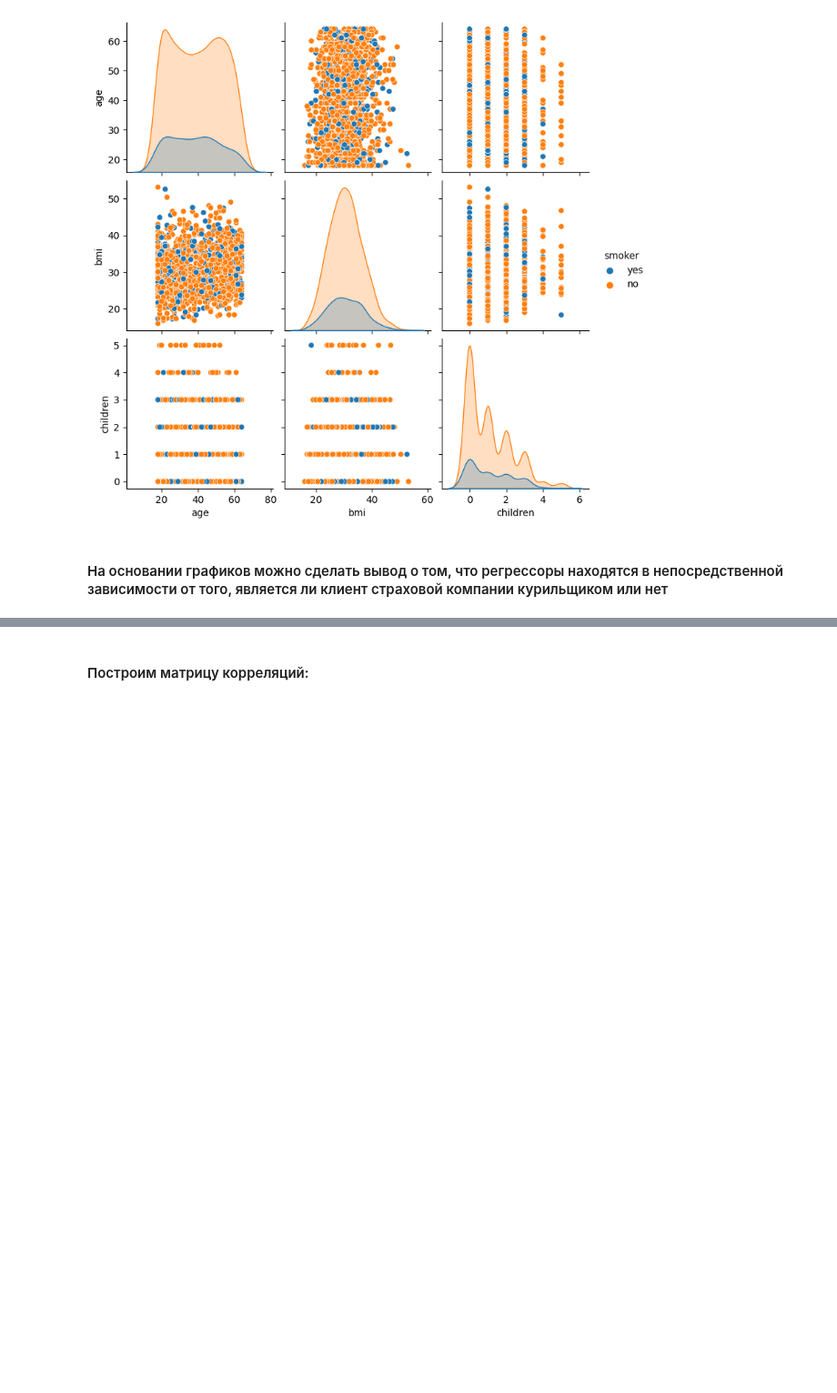
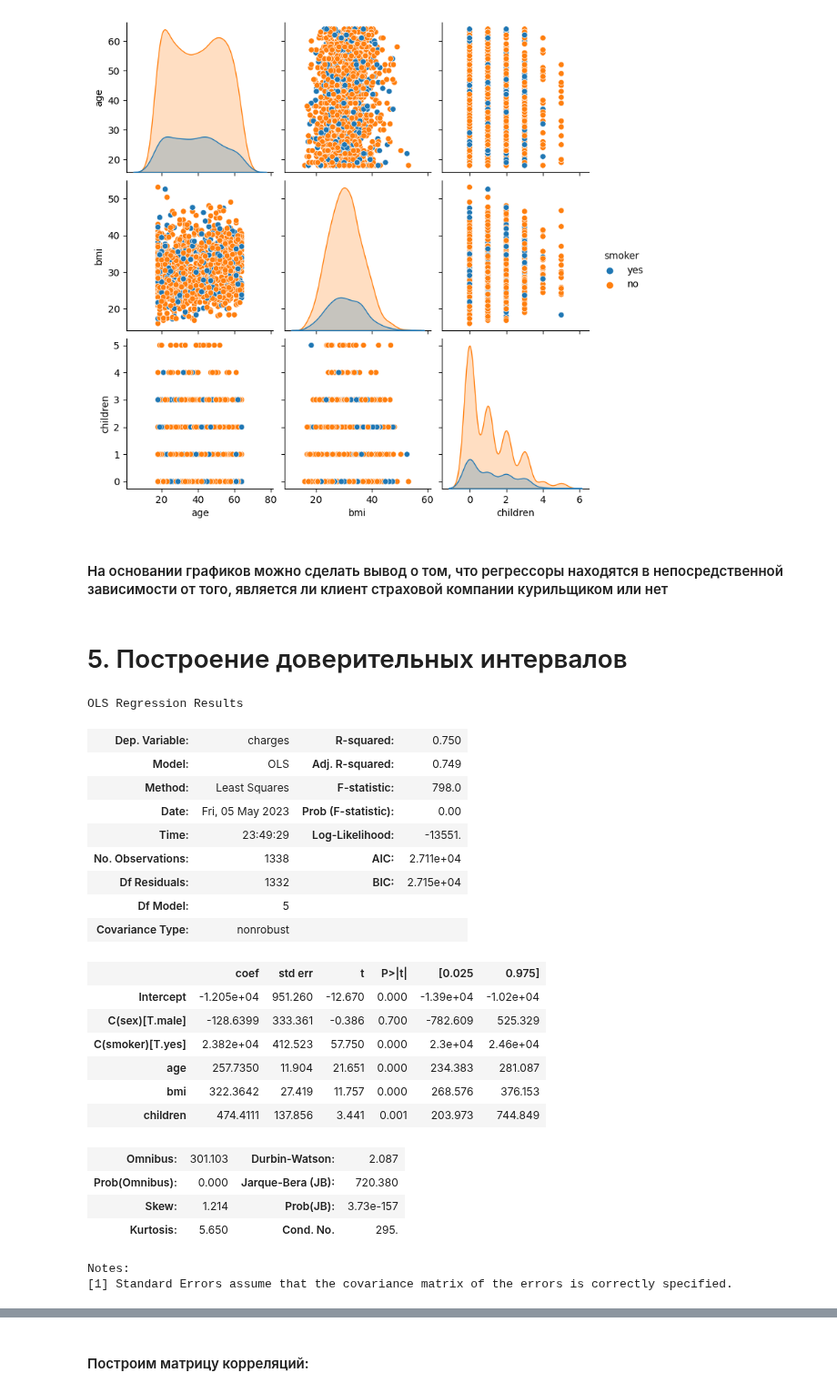
Before and after one commit to stepankhromov/econometricahomework, a Jupyter notebook: Семинары/ins.ipynb, the cells around one changed output, grey strips where cells are left out. Shown at 91% size. Cells and saved outputs as stored; diff of their text form; code cells hidden in the pictures; blank space fills up the shorter version.

```diff
--- a/Семинары/ins.ipynb
+++ b/Семинары/ins.ipynb
@@ -361,3 +342,32 @@ sns.pairplot(df[['age','sex','bmi','children', 'smoker']], hue='smoker')
 [figure]
 # %% [markdown]
 #### На основании графиков можно сделать вывод о том, что регрессоры находятся в непосредственной зависимости от того, является ли клиент страховой компании курильщиком или нет
+# %% [markdown]
+# 5. Построение доверительных интервалов
+# %%
+model = smf.ols('charges ~ age + C(sex) + bmi + children + C(smoker)',data = df).fit()
+model.summary()
+# %% [output]
+OLS Regression Results
+| Dep. Variable: | charges | R-squared: | 0.750 |
+| Model: | OLS | Adj. R-squared: | 0.749 |
+| Method: | Least Squares | F-statistic: | 798.0 |
+| Date: | Fri, 05 May 2023 | Prob (F-statistic): | 0.00 |
+| Time: | 23:49:29 | Log-Likelihood: | -13551. |
+| No. Observations: | 1338 | AIC: | 2.711e+04 |
+| Df Residuals: | 1332 | BIC: | 2.715e+04 |
+| Df Model: | 5 |  |  |
+| Covariance Type: | nonrobust |  |  |
+|  | coef | std err | t | P>|t| | [0.025 | 0.975] |
+| Intercept | -1.205e+04 | 951.260 | -12.670 | 0.000 | -1.39e+04 | -1.02e+04 |
+| C(sex)[T.male] | -128.6399 | 333.361 | -0.386 | 0.700 | -782.609 | 525.329 |
+| C(smoker)[T.yes] | 2.382e+04 | 412.523 | 57.750 | 0.000 | 2.3e+04 | 2.46e+04 |
+| age | 257.7350 | 11.904 | 21.651 | 0.000 | 234.383 | 281.087 |
+| bmi | 322.3642 | 27.419 | 11.757 | 0.000 | 268.576 | 376.153 |
+| children | 474.4111 | 137.856 | 3.441 | 0.001 | 203.973 | 744.849 |
+| Omnibus: | 301.103 | Durbin-Watson: | 2.087 |
+| Prob(Omnibus): | 0.000 | Jarque-Bera (JB): | 720.380 |
+| Skew: | 1.214 | Prob(JB): | 3.73e-157 |
+| Kurtosis: | 5.650 | Cond. No. | 295. |
+Notes:
+[1] Standard Errors assume that the covariance matrix of the errors is correctly specified.
```
Also changed, not shown: parts of 21 cells of this notebook.
